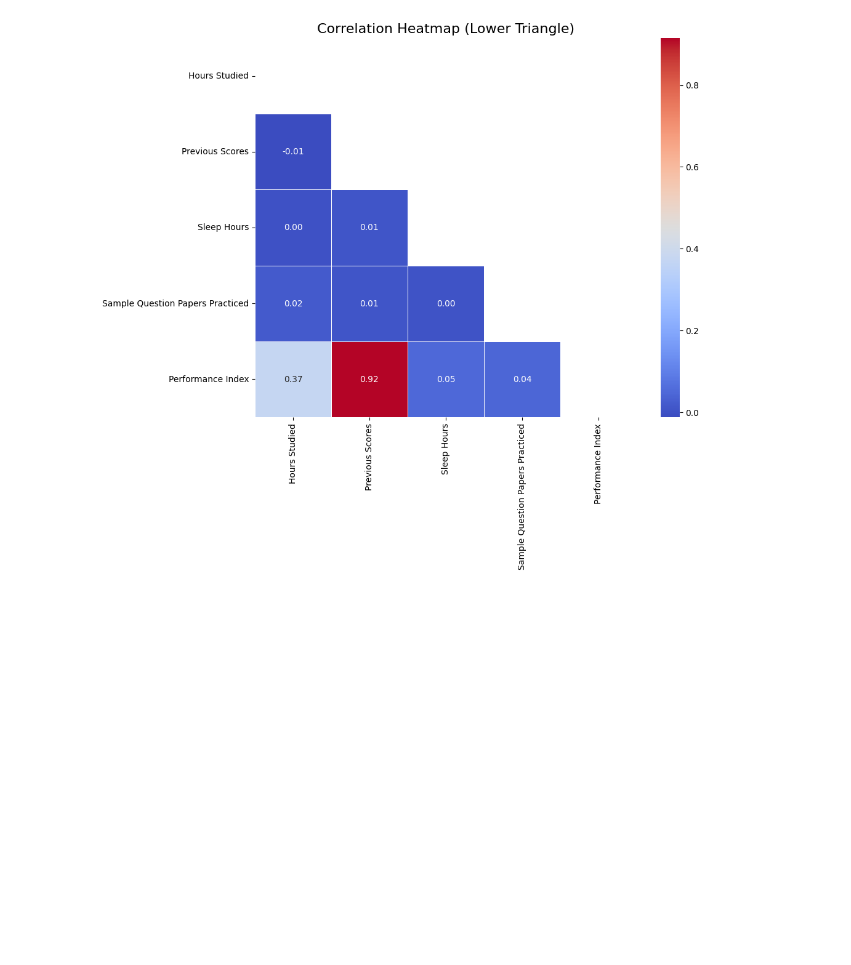
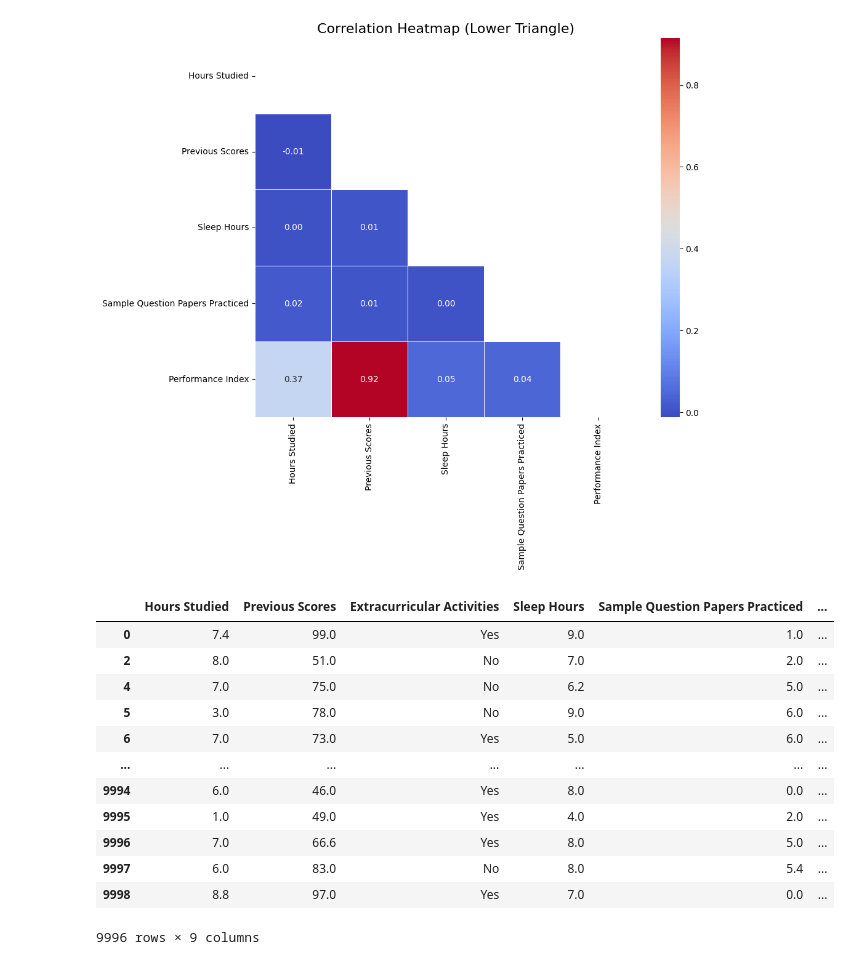
Before and after one commit to AhSanC25/Machine_Learning_Project, a Jupyter notebook: ML project.ipynb, the cells around one changed output. Saved outputs shown, nothing was run; the diff lists cells and outputs as text; code cells hidden in the pictures; blank space fills up the shorter version.

```diff
--- a/ML project.ipynb
+++ b/ML project.ipynb
@@ -1050,0 +1077,28 @@ plt.show()
+# %%
+# 1. Identify the Mode (Most Frequent Value)
+mode_val = df['Extracurricular Activities'].mode()[0]
+print(f"Most common value (Mode): {mode_val}")
+
+# 2. Identify Outliers (Rare Values)
+# We define an outlier as any value that appears less than 1% of the time
+threshold_percent = 0.01
+value_counts = df['Extracurricular Activities'].value_counts(normalize=True)
+rare_values = value_counts[value_counts < threshold_percent].index
+
+print(f"Rare/Outlier values found: {list(rare_values)}")
+
+# 3. Replace Outliers with Mode
+if len(rare_values) > 0:
+    # Find rows with rare values
+    mask = df['Extracurricular Activities'].isin(rare_values)
+    count = mask.sum()
+
+    # Replace them
+    df.loc[mask, 'Extracurricular Activities'] = mode_val
+    print(f"Replaced {count} outlier rows with the mode '{mode_val}'.")
+else:
+    print("No outliers found (all categories are common).")
+
+# 4. Verify
+print("\nNew Value Counts:")
+print(df['Extracurricular Activities'].value_counts())
@@ -1248,3 +1291,19 @@ plt.title('Correlation Heatmap (Lower Triangle)', fontsize=16)
 plt.show()
 # %% [output]
 [figure]
+# %%
+df
+# %% [output]
+|  | Hours Studied | Previous Scores | Extracurricular Activities | Sleep Hours | Sample Question Papers Practiced | ... |
+| 0 | 7.4 | 99.0 | Yes | 9.0 | 1.0 | ... |
+| 2 | 8.0 | 51.0 | No | 7.0 | 2.0 | ... |
+| 4 | 7.0 | 75.0 | No | 6.2 | 5.0 | ... |
+| 5 | 3.0 | 78.0 | No | 9.0 | 6.0 | ... |
+| 6 | 7.0 | 73.0 | Yes | 5.0 | 6.0 | ... |
+| ... | ... | ... | ... | ... | ... | ... |
+| 9994 | 6.0 | 46.0 | Yes | 8.0 | 0.0 | ... |
+| 9995 | 1.0 | 49.0 | Yes | 4.0 | 2.0 | ... |
+| 9996 | 7.0 | 66.6 | Yes | 8.0 | 5.0 | ... |
+| 9997 | 6.0 | 83.0 | No | 8.0 | 5.4 | ... |
+| 9998 | 8.8 | 97.0 | Yes | 7.0 | 0.0 | ... |
+9996 rows × 9 columns
```
Also changed, not shown: parts of 12 cells of this notebook.
